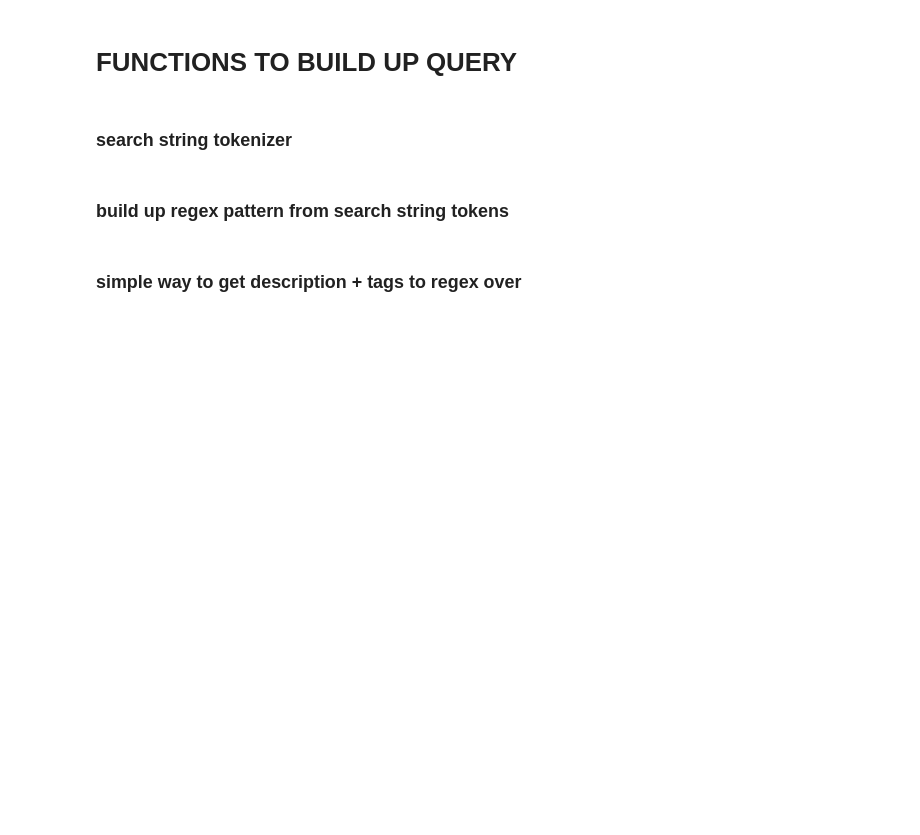
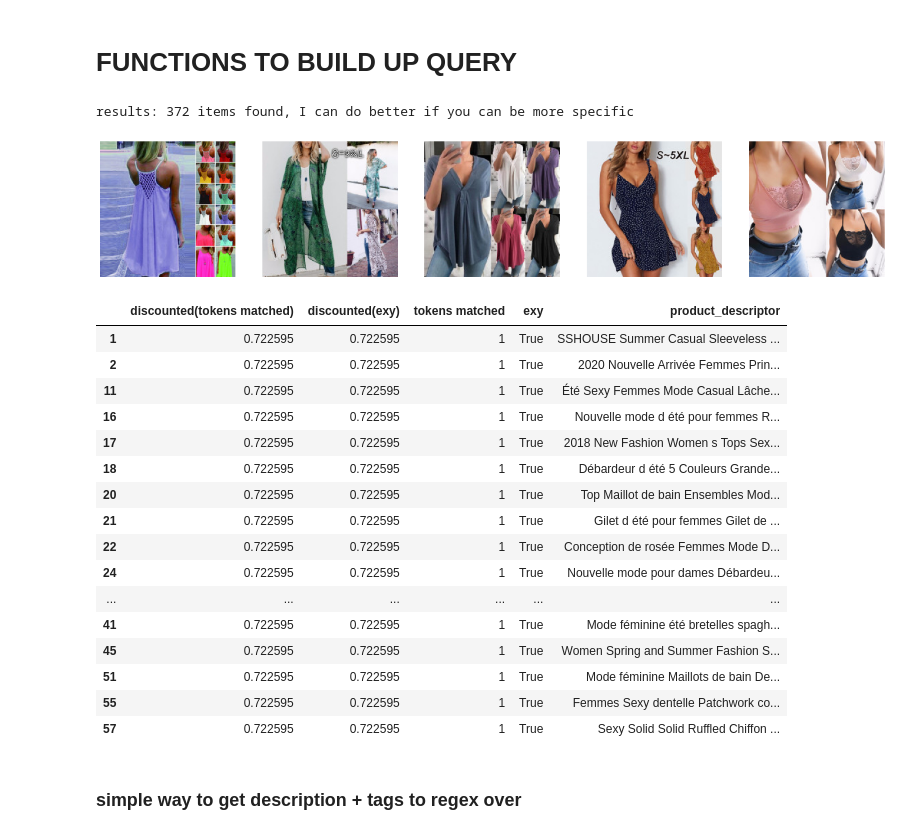
Before and after one commit to alfredtruong/delvify, a Jupyter notebook: text_search.ipynb, the cells around one changed output. Saved outputs shown, nothing was run; the diff lists cells and outputs as text; code cells hidden in the pictures; blank space fills up the shorter version.

```diff
--- a/text_search.ipynb
+++ b/text_search.ipynb
@@ -64,27 +111,41 @@ d.df[['title','title_orig','tags']].apply(lambda x:x['title']+x['title_orig']+x[
 # %% [markdown]
 # FUNCTIONS TO BUILD UP QUERY
-# %% [markdown]
-### search string tokenizer
 # %%
-SEARCH_STRING = str
-SEARCH_TOKENS = List[str]
-def tokenize_search_string(
-    search_string : SEARCH_STRING,
-    ) -> SEARCH_TOKENS :
-    tokens = re.split('\W+',search_string) # partition string on non-alphanumeric chars
-    tokens = [token.lower() for token in tokens] # set tokens to lower case
-    tokens = list(set(tokens)) # uniques
-    return tokens
-
-def exactify_search_tokens(
-    search_tokens : SEARCH_TOKENS,
-    ) -> SEARCH_TOKENS :
-    return ['\\b'+token+'\\b' for token in search_tokens] # force exact match, dont want to match 'red' from 'altered'
-
-#bool(re.search('\\bsets\\b',make_product_descriptor()[0],flags=re.IGNORECASE))
-
-display(tokenize_search_string('absc#dd	ddd  ,#,      asd;f    asdf asdf asdf asdf asdf asdfsd000_22220'))
-display(tokenize_search_string('womens banana    dress dress me me me'))
-display(exactify_search_tokens(tokenize_search_string('womens banana    dress dress me me me')))
+ts=TokenSearch(dataset=Dataset())
+#ts.tokens_found_count(search_tokens=['summer','short'],verbose=1) # basic logic
+#ts.tokens_found_count(search_tokens=['harajuku','goth','sexy'],verbose=1) # test rare token logic
+#ts.tokens_found_count(search_tokens=['kids','top','banana','bobby','henry'],verbose=0) # test bad search tokens
+#ts.tokens_found_count(search_tokens=['kids','sandals'],verbose=1) # test
+#ts.tokens_found_count(search_tokens=['balloon'],show_top_n=5,verbose=1) # test show_top_n
+#ts.tokens_found_count(search_tokens=['balloon'],show_top_n=5,verbose=1) # test results snipping
+#ts.tokens_found_count(search_tokens=['banana'],show_top_n=5,verbose=1) # test results chat#
+#ts.tokens_found_count(search_tokens=['sandal'],show_top_n=5,verbose=1) # test results chat
+#ts.tokens_found_count(search_tokens=['sandal','red'],show_top_n=5,verbose=1) # test results chat
+#ts.tokens_found_count(search_string='sandal red',show_top_n=5,verbose=1) # test results chat
+#ts.tokens_found_count(search_tokens=['top','skinny','red'],show_top_n=5,verbose=1) # test results chat
+#ts.tokens_found_count(search_tokens=['top','skinny','red'],show_top_n=5,exact_search=True,verbose=1) # test results chat
+#ts.tokens_found_count(search_string='top red',show_top_n=5,verbose=1) # test results chat
+#ts.tokens_found_count(search_string='top red',show_top_n=5,exact_search=True,verbose=1) # test exact search
+ts.tokens_found_count(search_string='exy',show_top_n=5,verbose=1) # test exact search
+#ts.tokens_found_count(search_string='exy',show_top_n=5,exact_search=True,verbose=1) # test exact search
+#ts.tokens_found_count(search_string='top red',show_top_n=5,exact_search=True,verbose=1) # test exact search
+# %% [output]
+results: 372 items found, I can do better if you can be more specific
+[figure, added]
+|  | discounted(tokens matched) | discounted(exy) | tokens matched | exy | product_descriptor |
+| 1 | 0.722595 | 0.722595 | 1 | True | SSHOUSE Summer Casual Sleeveless ... |
+| 2 | 0.722595 | 0.722595 | 1 | True | 2020 Nouvelle Arrivée Femmes Prin... |
+| 11 | 0.722595 | 0.722595 | 1 | True | Été Sexy Femmes Mode Casual Lâche... |
+| 16 | 0.722595 | 0.722595 | 1 | True | Nouvelle mode d été pour femmes R... |
+| 17 | 0.722595 | 0.722595 | 1 | True | 2018 New Fashion Women s Tops Sex... |
+| 18 | 0.722595 | 0.722595 | 1 | True | Débardeur d été 5 Couleurs Grande... |
+| 20 | 0.722595 | 0.722595 | 1 | True | Top Maillot de bain Ensembles Mod... |
+| 21 | 0.722595 | 0.722595 | 1 | True | Gilet d été pour femmes Gilet de ... |
+| 22 | 0.722595 | 0.722595 | 1 | True | Conception de rosée Femmes Mode D... |
+| 24 | 0.722595 | 0.722595 | 1 | True | Nouvelle mode pour dames Débardeu... |
+| ... | ... | ... | ... | ... | ... |
+| 41 | 0.722595 | 0.722595 | 1 | True | Mode féminine été bretelles spagh... |
+| 45 | 0.722595 | 0.722595 | 1 | True | Women Spring and Summer Fashion S... |
+| 51 | 0.722595 | 0.722595 | 1 | True | Mode féminine Maillots de bain De... |
+| 55 | 0.722595 | 0.722595 | 1 | True | Femmes Sexy dentelle Patchwork co... |
+| 57 | 0.722595 | 0.722595 | 1 | True | Sexy Solid Solid Ruffled Chiffon ... |
-# %% [markdown]
-### build up regex pattern from search string tokens
```
Also changed, not shown: parts of 14 cells of this notebook, 5 other files.
